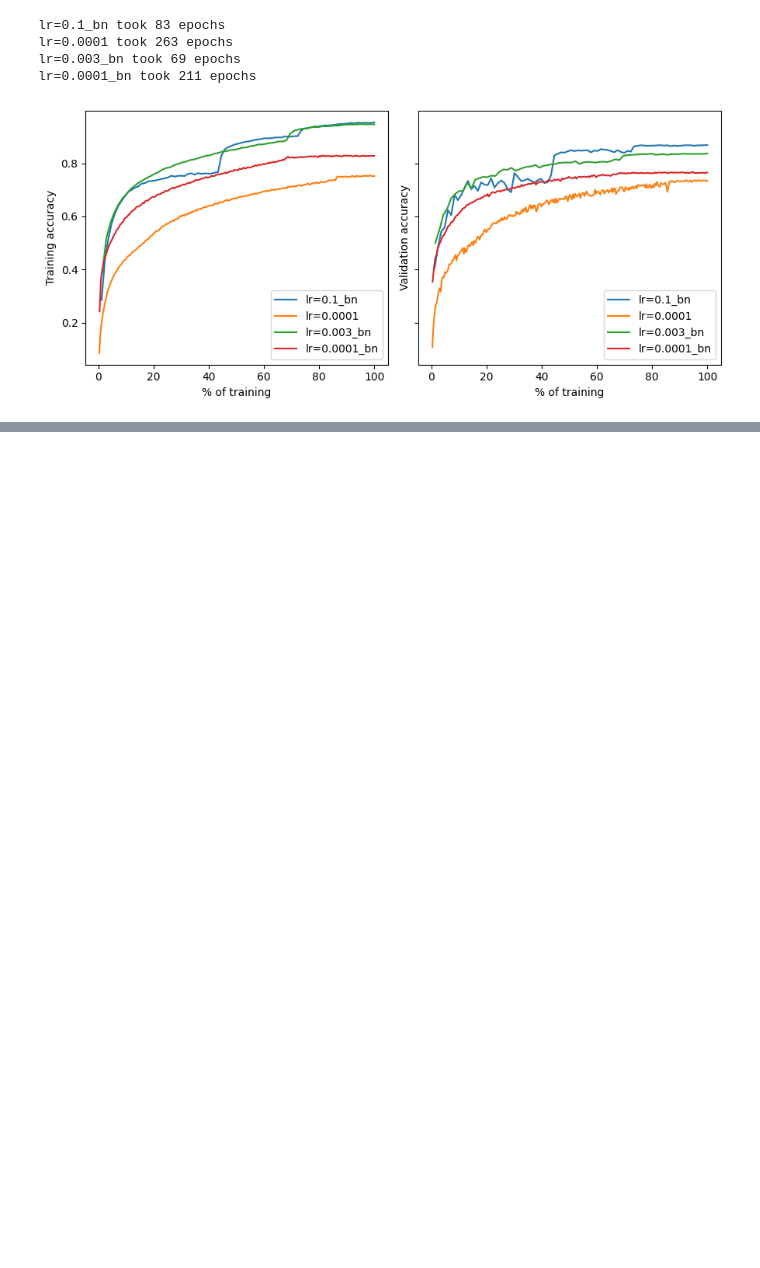
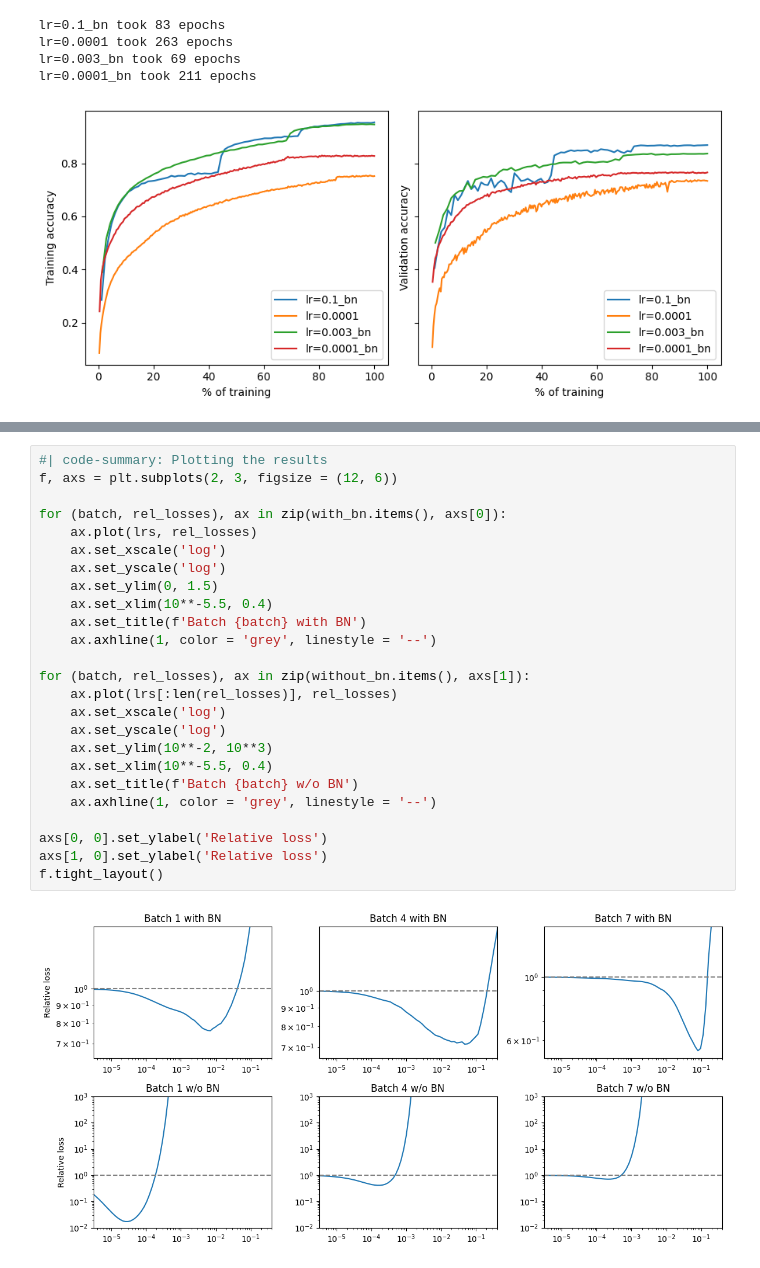
Before and after one commit to emiliocantuc/dl-playground, a Jupyter notebook: understanding-bn/main.ipynb, the cells around one changed output, grey strips where cells are left out. Cells and saved outputs as stored; diff of their text form; blank space fills up the shorter version.

```diff
--- a/understanding-bn/main.ipynb
+++ b/understanding-bn/main.ipynb
@@ -350,0 +525,27 @@ NameError: name 'models' is not defined
+# %%
+#| code-summary: Plotting the results
+f, axs = plt.subplots(2, 3, figsize = (12, 6))
+
+for (batch, rel_losses), ax in zip(with_bn.items(), axs[0]):
+    ax.plot(lrs, rel_losses)
+    ax.set_xscale('log')
+    ax.set_yscale('log')
+    ax.set_ylim(0, 1.5)
+    ax.set_xlim(10**-5.5, 0.4)
+    ax.set_title(f'Batch {batch} with BN')
+    ax.axhline(1, color = 'grey', linestyle = '--')
+
+for (batch, rel_losses), ax in zip(without_bn.items(), axs[1]):
+    ax.plot(lrs[:len(rel_losses)], rel_losses)
+    ax.set_xscale('log')
+    ax.set_yscale('log')
+    ax.set_ylim(10**-2, 10**3)
+    ax.set_xlim(10**-5.5, 0.4)
+    ax.set_title(f'Batch {batch} w/o BN')
+    ax.axhline(1, color = 'grey', linestyle = '--')
+
+axs[0, 0].set_ylabel('Relative loss')
+axs[1, 0].set_ylabel('Relative loss')
+f.tight_layout()
+# %% [output]
+[figure, added]
```
Also changed, not shown: parts of 39 cells of this notebook, 24 other files.
